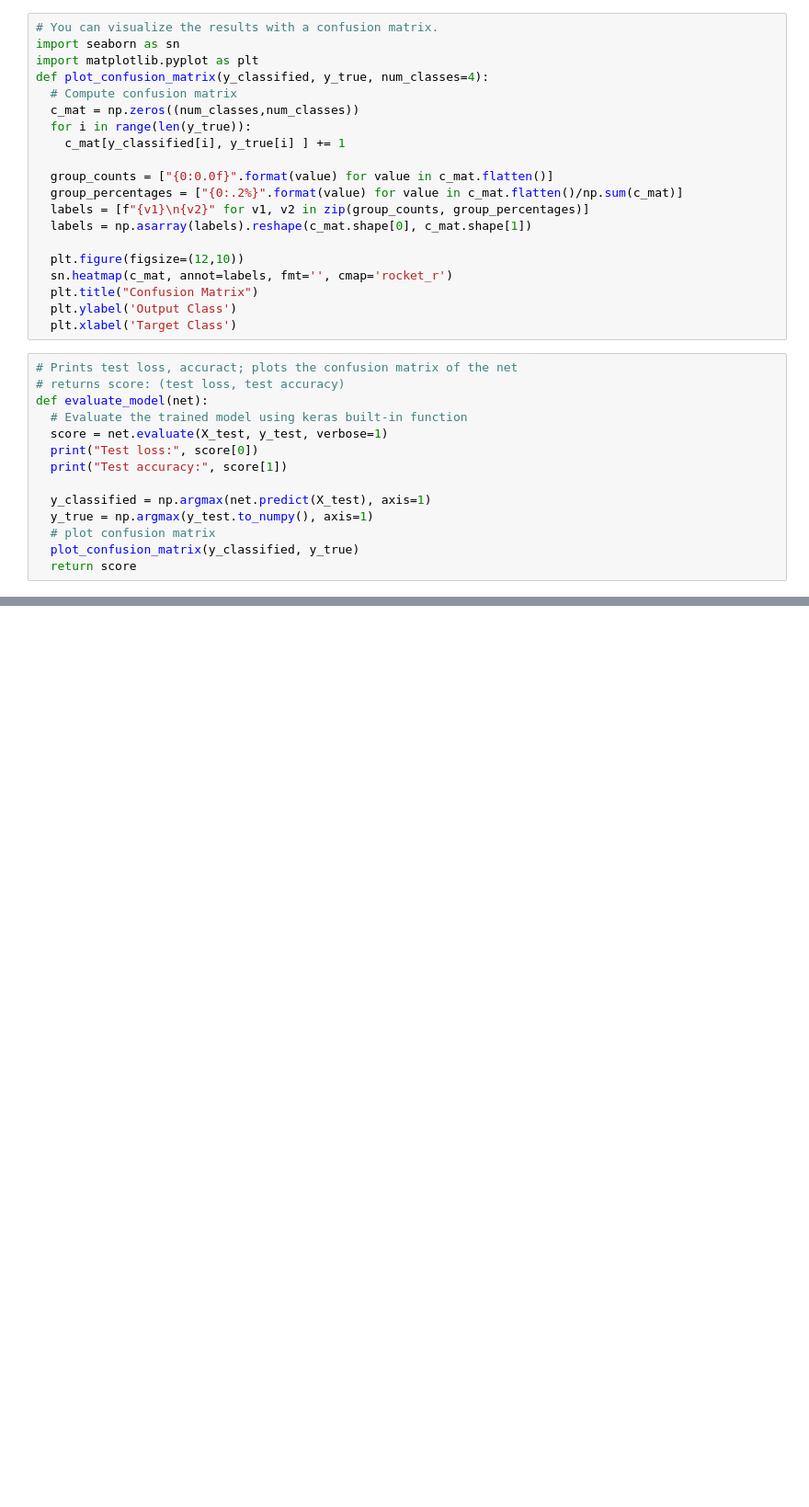
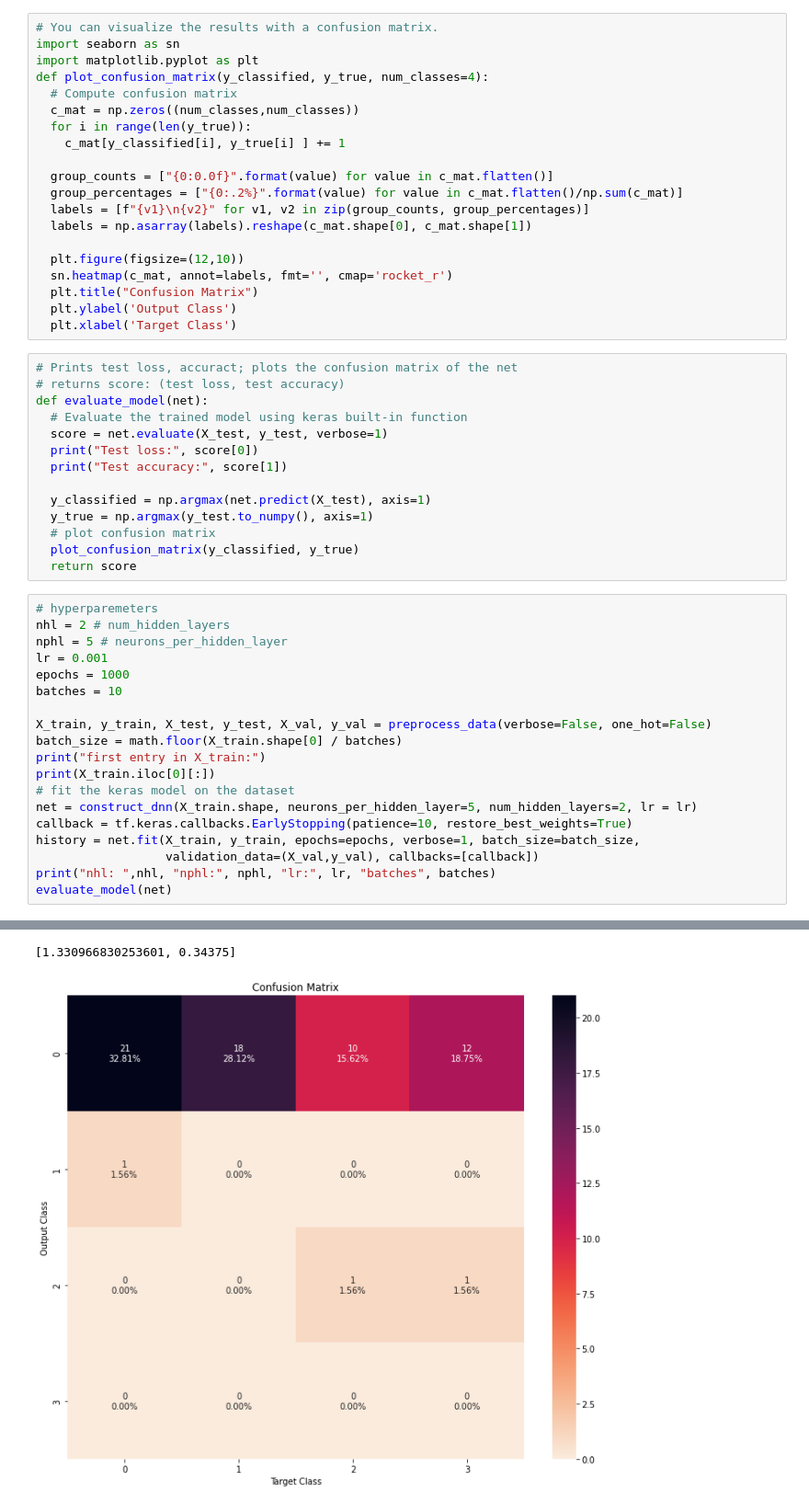
Before and after one commit to boraks4/537-project, a Jupyter notebook: forestfires.ipynb, the cells around one changed output, grey strips where cells are left out. Shown at 92% size. Saved outputs shown, nothing was run; the diff lists cells and outputs as text; blank space fills up the shorter version.

```diff
--- a/forestfires.ipynb
+++ b/forestfires.ipynb
@@ -175,3 +237,23 @@ def evaluate_model(net):
   # plot confusion matrix
   plot_confusion_matrix(y_classified, y_true)
   return score
+# %%
+# hyperparemeters
+nhl = 2 # num_hidden_layers
+nphl = 5 # neurons_per_hidden_layer
+lr = 0.001
+epochs = 1000
+batches = 10
+
+X_train, y_train, X_test, y_test, X_val, y_val = preprocess_data(verbose=False, one_hot=False)
+batch_size = math.floor(X_train.shape[0] / batches)
+print("first entry in X_train:")
+print(X_train.iloc[0][:])
+# fit the keras model on the dataset
+net = construct_dnn(X_train.shape, neurons_per_hidden_layer=5, num_hidden_layers=2, lr = lr)
+callback = tf.keras.callbacks.EarlyStopping(patience=10, restore_best_weights=True)
+history = net.fit(X_train, y_train, epochs=epochs, verbose=1, batch_size=batch_size,
+                  validation_data=(X_val,y_val), callbacks=[callback])
+print("nhl: ",nhl, "nphl:", nphl, "lr:", lr, "batches", batches)
+evaluate_model(net)
+# %% [output]
@@ -178,2 +277,4 @@ def evaluate_model(net):
+[1.330966830253601, 0.34375]
+[figure, added]
 # %%
 # hyperparemeters
```
Also changed, not shown: parts of 7 cells of this notebook.
